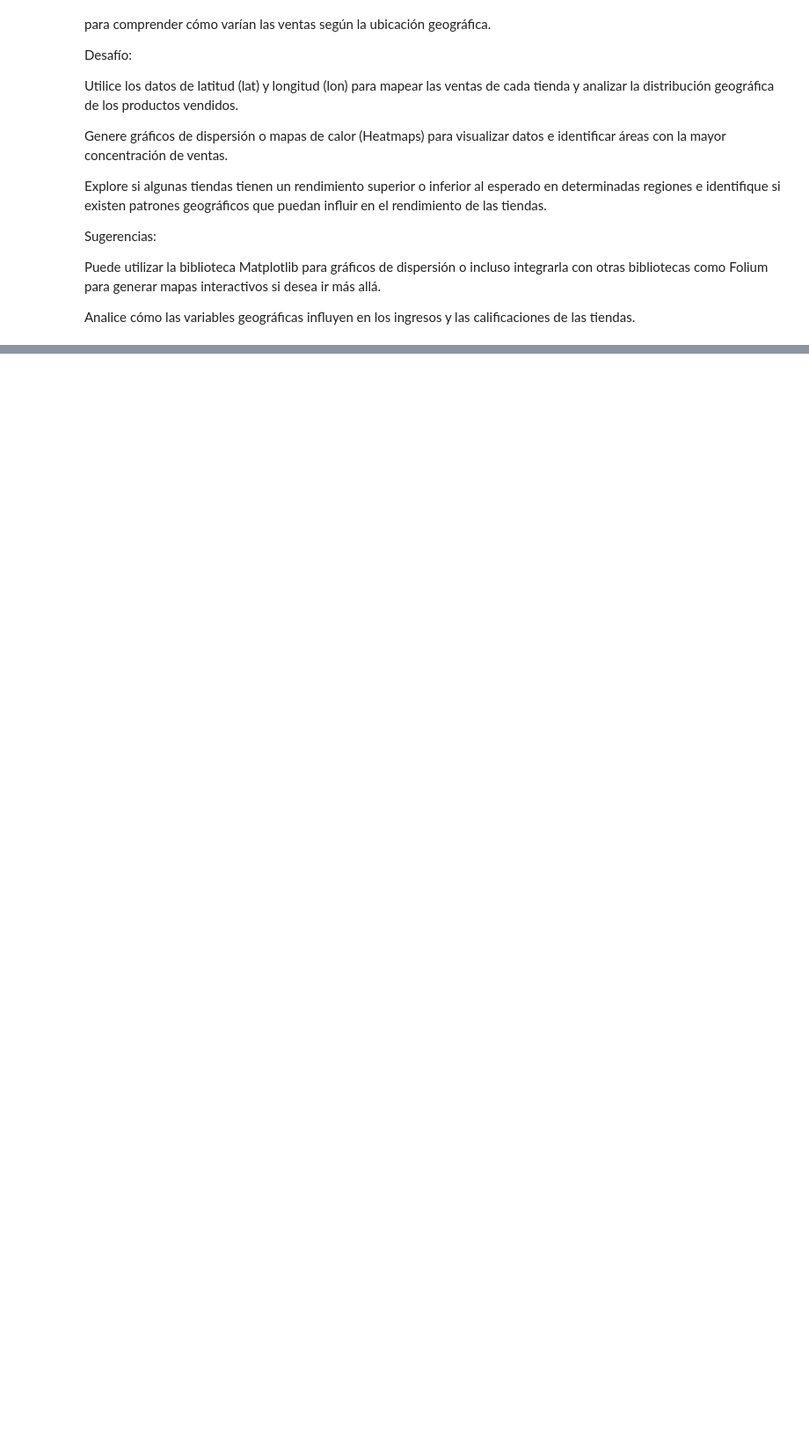
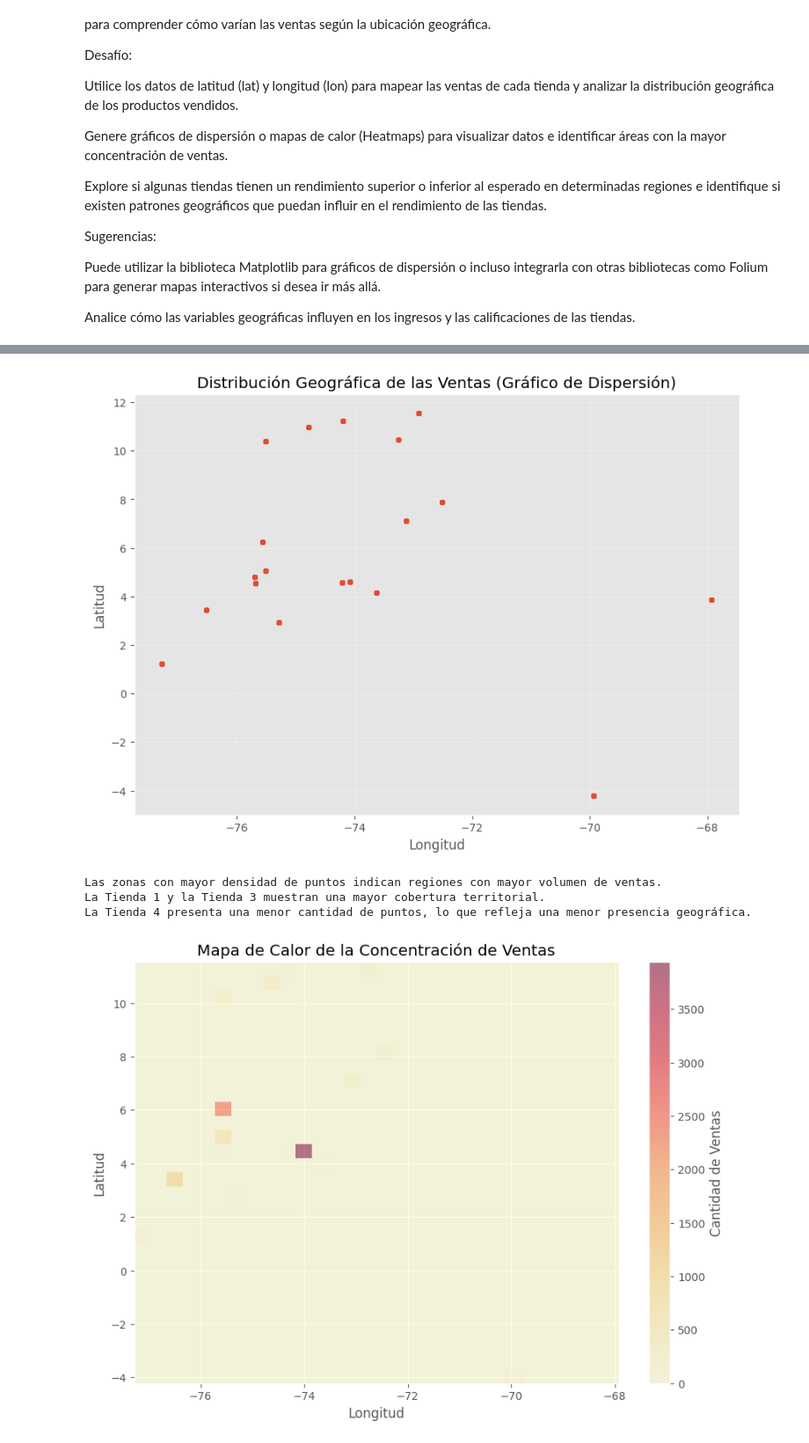
Before and after one commit to Fernando99ing/Challenge-alura-store, a Jupyter notebook: Copia_de_AluraStoreLatam.ipynb, the cells around one changed output, grey strips where cells are left out. Shown: that part at 88% size. Drawn from its saved outputs; the diff is of its cells as text; code cells hidden in the pictures; blank space fills up the shorter version.

```diff
--- a/Copia_de_AluraStoreLatam.ipynb
+++ b/Copia_de_AluraStoreLatam.ipynb
@@ -664,0 +667,7 @@ Analice cómo las variables geográficas influyen en los ingresos y las califica
+# %%
+tienda["Tienda"] = "Tienda 1"
+tienda2["Tienda"] = "Tienda 2"
+tienda3["Tienda"] = "Tienda 3"
+tienda4["Tienda"] = "Tienda 4"
+
+datos_geo = pd.concat([tienda, tienda2, tienda3, tienda4], ignore_index=True)
@@ -664,0 +676,72 @@ Analice cómo las variables geográficas influyen en los ingresos y las califica
+# %%
+import matplotlib.pyplot as plt
+import pandas as pd
+
+# Unir las cuatro tiendas
+tienda["Tienda"] = "Tienda 1"
+tienda2["Tienda"] = "Tienda 2"
+tienda3["Tienda"] = "Tienda 3"
+tienda4["Tienda"] = "Tienda 4"
+
+datos_geo = pd.concat([tienda, tienda2, tienda3, tienda4], ignore_index=True)
+
+import matplotlib.pyplot as plt
+import pandas as pd
+
+# Unir las cuatro tiendas
+tienda["Tienda"] = "Tienda 1"
+tienda2["Tienda"] = "Tienda 2"
+tienda3["Tienda"] = "Tienda 3"
+tienda4["Tienda"] = "Tienda 4"
+
+datos_geo = pd.concat([tienda, tienda2, tienda3, tienda4], ignore_index=True)
+
+plt.figure(figsize=(10,7))
+
+plt.scatter(
+    datos_geo["lon"],
+    datos_geo["lat"],
+    alpha=0.5,
+    s=20
+)
+
+plt.title("Distribución Geográfica de las Ventas (Gráfico de Dispersión)")
+plt.xlabel("Longitud")
+plt.ylabel("Latitud")
+plt.grid(alpha=0.3)
+plt.show()
+
+print("Las zonas con mayor densidad de puntos indican regiones con mayor volumen de ventas.")
+
+print('La Tienda 1 y la Tienda 3 muestran una mayor cobertura territorial.')
+
+print('La Tienda 4 presenta una menor cantidad de puntos, lo que refleja una menor presencia geográfica.')
+
+
+plt.figure(figsize=(10,7))
+
+plt.hist2d(
+    datos_geo["lon"],
+    datos_geo["lat"],
+    bins=30,
+    cmap="YlOrRd",
+    alpha=0.50
+)
+
+plt.colorbar(label="Cantidad de Ventas")
+plt.title("Mapa de Calor de la Concentración de Ventas")
+plt.xlabel("Longitud")
+plt.ylabel("Latitud")
+plt.show()
+
+print("Las zonas más oscuras representan mayor concentración de ventas.")
+
+print("Se observan regiones claramente dominadas por algunas tiendas.")
+
+print("La Tienda 4 participa poco en las zonas de mayor intensidad, lo que coincide con su bajo rendimiento general.")
+# %% [output]
+[figure, added]
+Las zonas con mayor densidad de puntos indican regiones con mayor volumen de ventas.
+La Tienda 1 y la Tienda 3 muestran una mayor cobertura territorial.
+La Tienda 4 presenta una menor cantidad de puntos, lo que refleja una menor presencia geográfica.
+[figure, added]
```
Also changed, not shown: parts of 9 cells of this notebook.
